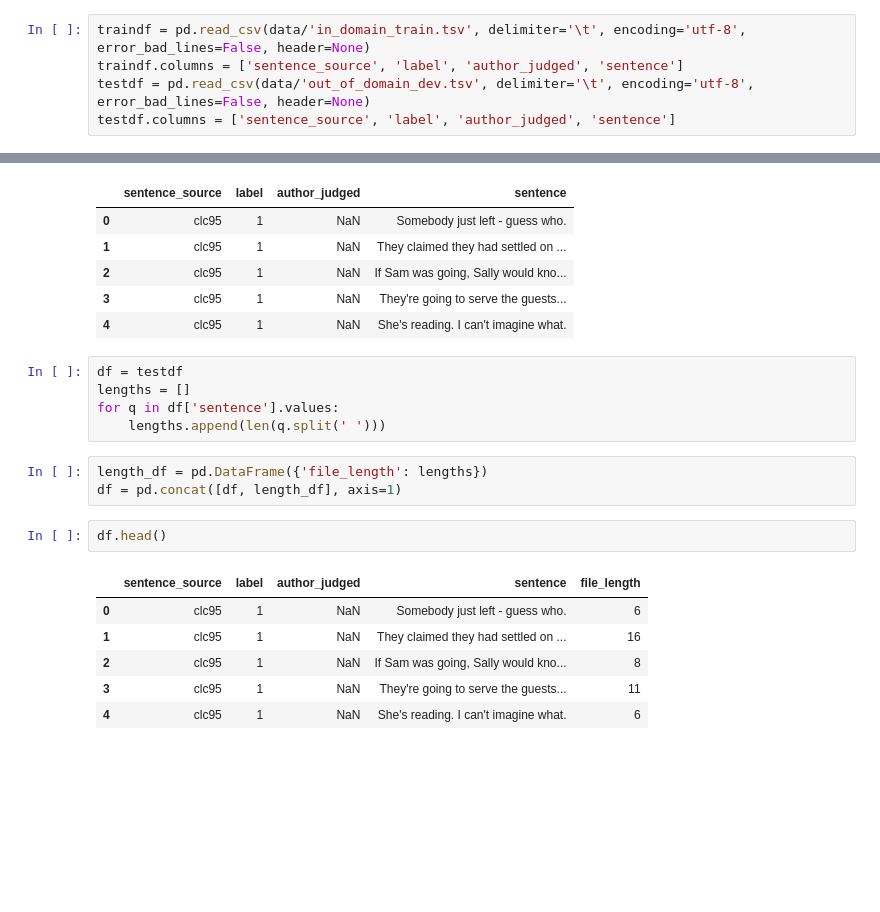
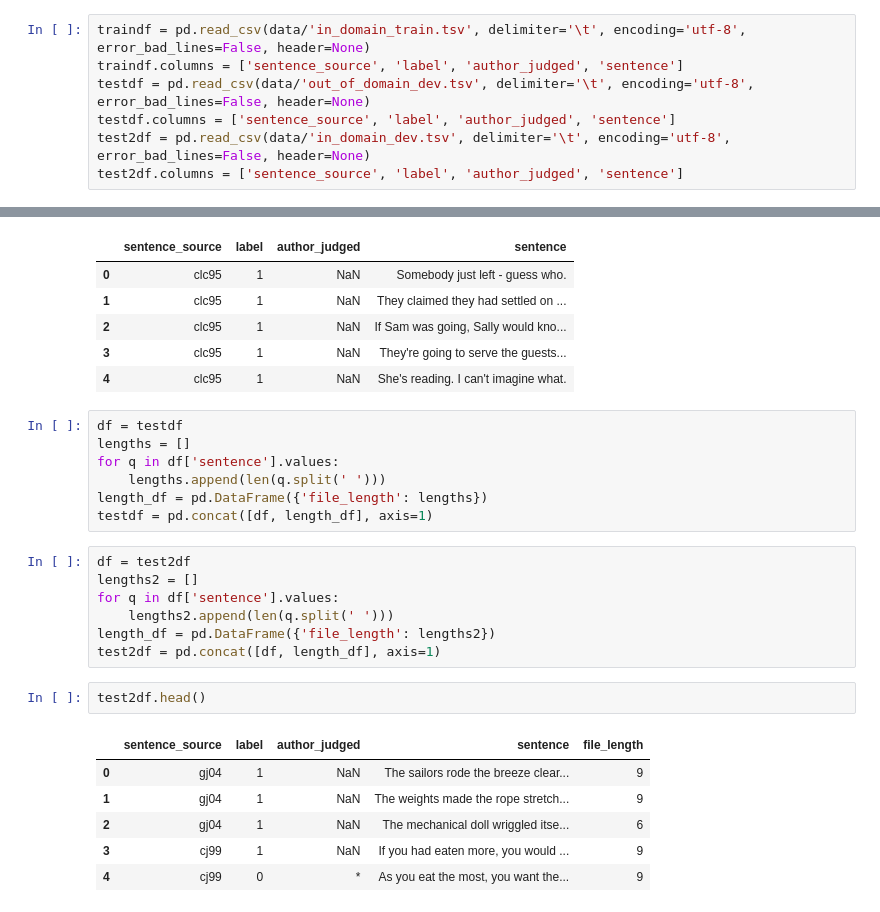
Before and after one commit to gebob19/Dropout-Attention, a Jupyter notebook: workstation.ipynb, the cells around one changed output, grey strips where cells are left out. Cells and saved outputs as stored; diff of their text form; blank space fills up the shorter version.

```diff
--- a/workstation.ipynb
+++ b/workstation.ipynb
@@ -236,3 +236,5 @@ traindf = pd.read_csv(data/'in_domain_train.tsv', delimiter='\t', encoding='utf-
 traindf.columns = ['sentence_source', 'label', 'author_judged', 'sentence']
 testdf = pd.read_csv(data/'out_of_domain_dev.tsv', delimiter='\t', encoding='utf-8', error_bad_lines=False, header=None)
 testdf.columns = ['sentence_source', 'label', 'author_judged', 'sentence']
+test2df = pd.read_csv(data/'in_domain_dev.tsv', delimiter='\t', encoding='utf-8', error_bad_lines=False, header=None)
+test2df.columns = ['sentence_source', 'label', 'author_judged', 'sentence']
@@ -271,15 +269,21 @@ df = testdf
 lengths = []
 for q in df['sentence'].values:
     lengths.append(len(q.split(' ')))
+length_df = pd.DataFrame({'file_length': lengths})
+testdf = pd.concat([df, length_df], axis=1)
 # %%
-length_df = pd.DataFrame({'file_length': lengths})
-df = pd.concat([df, length_df], axis=1)
+df = test2df
+lengths2 = []
+for q in df['sentence'].values:
+    lengths2.append(len(q.split(' ')))
+length_df = pd.DataFrame({'file_length': lengths2})
+test2df = pd.concat([df, length_df], axis=1)
 # %%
-df.head()
+test2df.head()
 # %% [output]
 |  | sentence_source | label | author_judged | sentence | file_length |
-| 0 | clc95 | 1 | NaN | Somebody just left - guess who. | 6 |
-| 1 | clc95 | 1 | NaN | They claimed they had settled on ... | 16 |
-| 2 | clc95 | 1 | NaN | If Sam was going, Sally would kno... | 8 |
-| 3 | clc95 | 1 | NaN | They're going to serve the guests... | 11 |
-| 4 | clc95 | 1 | NaN | She's reading. I can't imagine what. | 6 |
+| 0 | gj04 | 1 | NaN | The sailors rode the breeze clear... | 9 |
+| 1 | gj04 | 1 | NaN | The weights made the rope stretch... | 9 |
+| 2 | gj04 | 1 | NaN | The mechanical doll wriggled itse... | 6 |
+| 3 | cj99 | 1 | NaN | If you had eaten more, you would ... | 9 |
+| 4 | cj99 | 0 | * | As you eat the most, you want the... | 9 |
```
Also changed, not shown: parts of 27 cells of this notebook, 1 other file.
